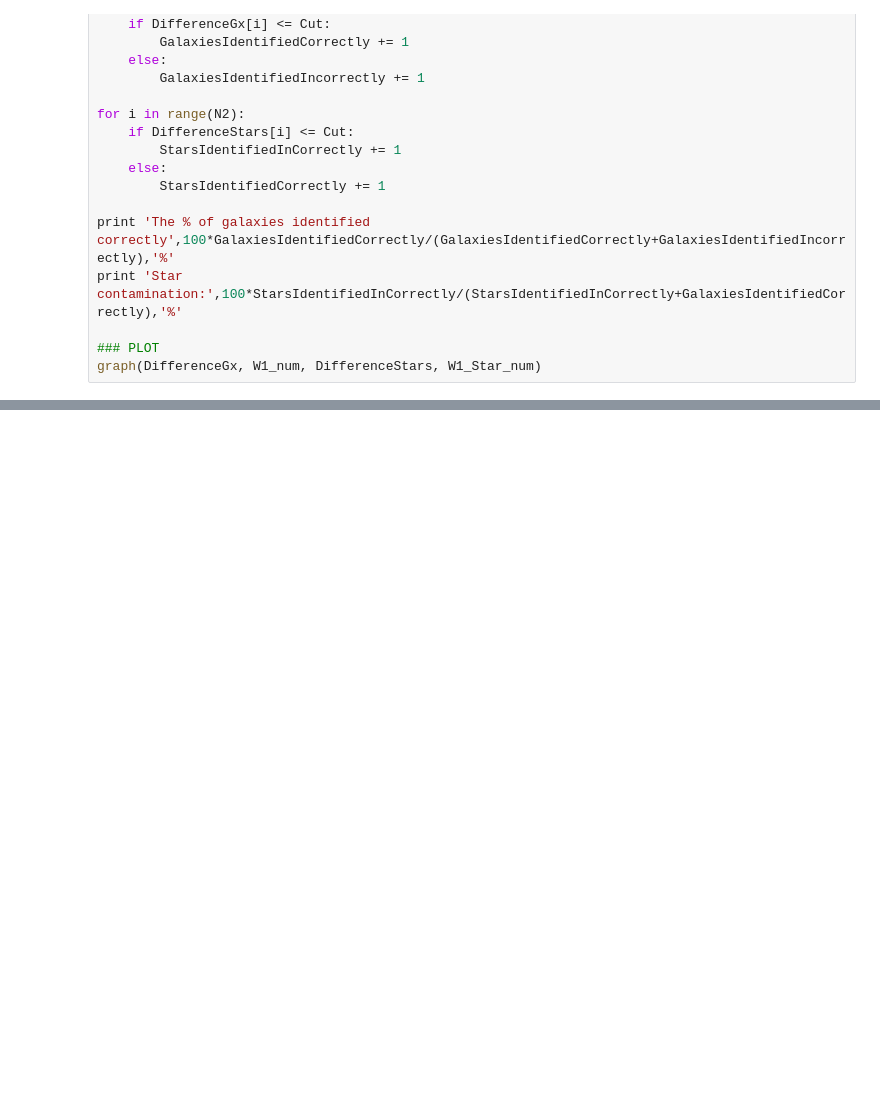
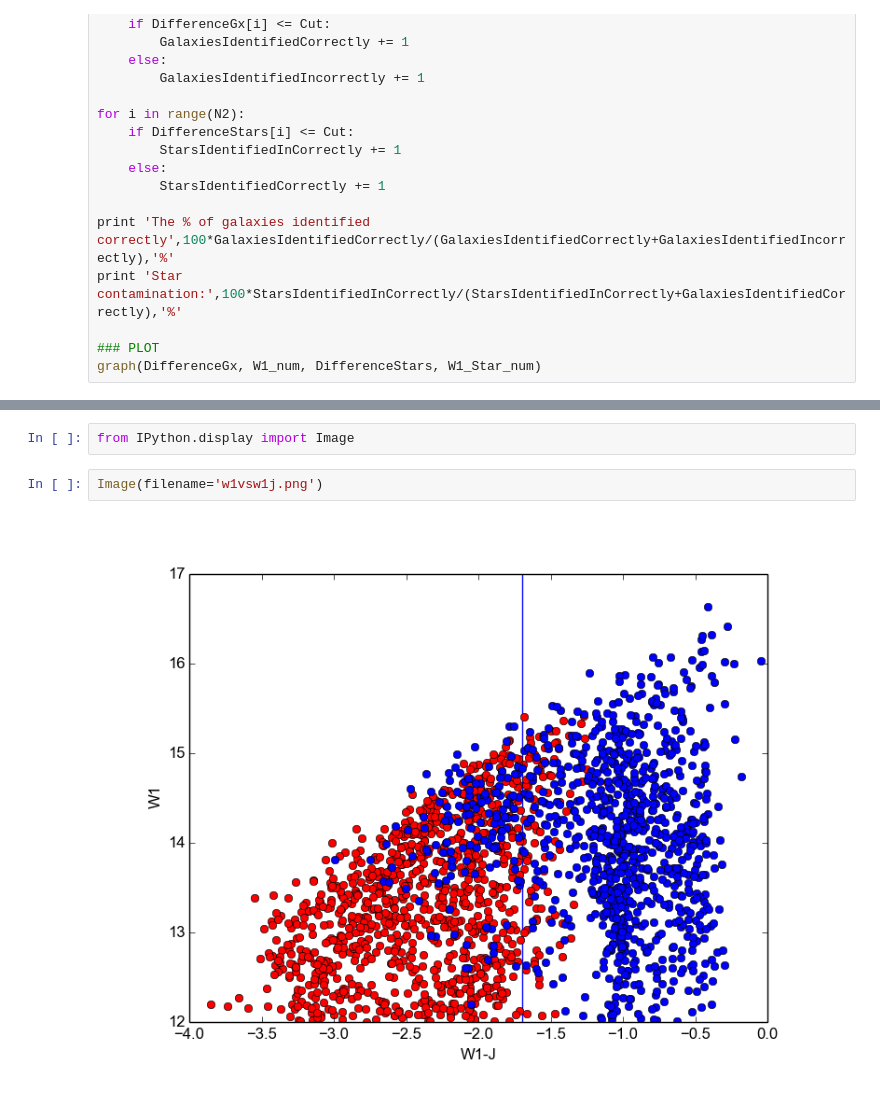
Before and after one commit to ggalgoczi/wise2mass, a Jupyter notebook: GxStarSeparation.ipynb, the cells around one changed output, grey strips where cells are left out. Saved outputs shown, nothing was run; the diff lists cells and outputs as text; blank space fills up the shorter version.

```diff
--- a/GxStarSeparation.ipynb
+++ b/GxStarSeparation.ipynb
@@ -156,0 +163,6 @@ A fentebbi mintákra megcsináltam
+# %%
+from IPython.display import Image
+# %%
+Image(filename='w1vsw1j.png')
+# %% [output]
+[figure, added]
```
Also changed, not shown: parts of 11 cells of this notebook.
